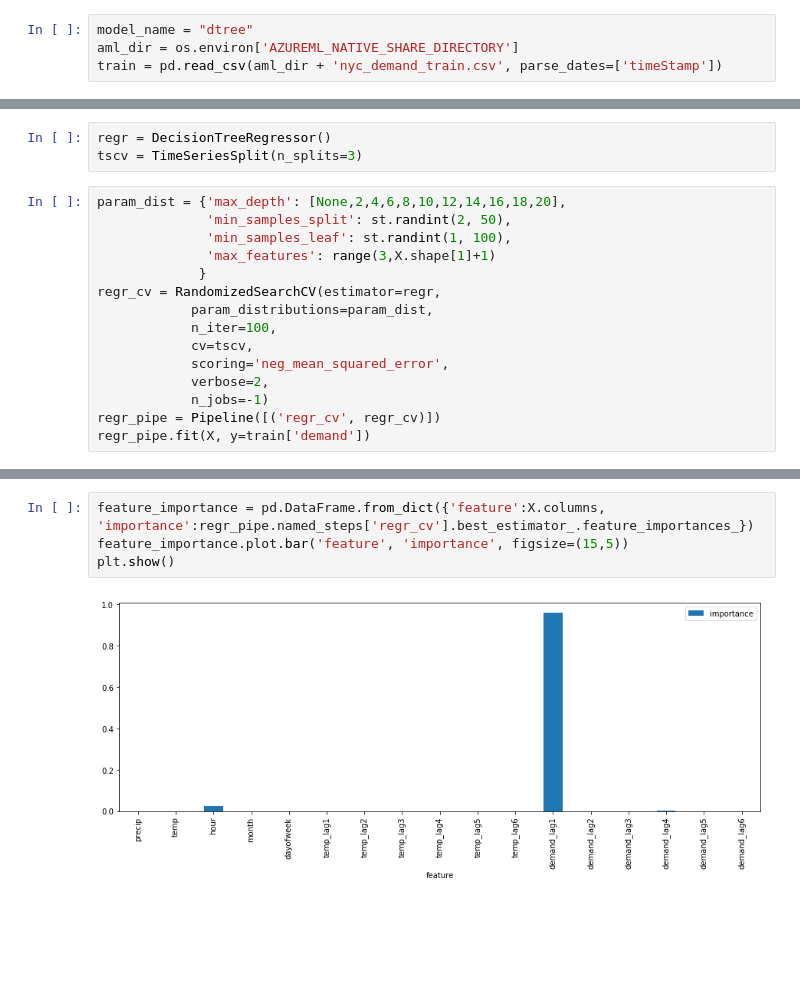
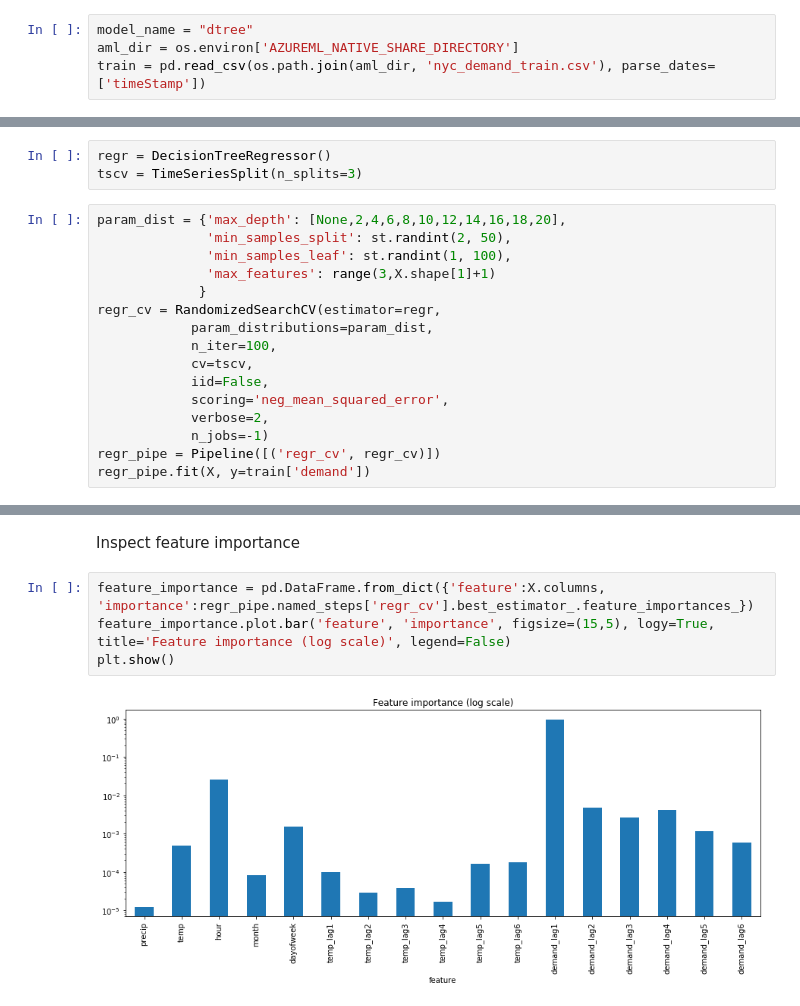
Before and after one commit to Azure-Samples/MachineLearningSamples-EnergyDemandTimeSeriesForecasting, a Jupyter notebook: 6-dtree.ipynb, the cells around one changed output, grey strips where cells are left out. Saved outputs shown, nothing was run; the diff lists cells and outputs as text; blank space fills up the shorter version.

```diff
--- a/6-dtree.ipynb
+++ b/6-dtree.ipynb
@@ -16,5 +19,5 @@ import scipy.stats as st
 # %%
 model_name = "dtree"
 aml_dir = os.environ['AZUREML_NATIVE_SHARE_DIRECTORY']
-train = pd.read_csv(aml_dir + 'nyc_demand_train.csv', parse_dates=['timeStamp'])
+train = pd.read_csv(os.path.join(aml_dir, 'nyc_demand_train.csv'), parse_dates=['timeStamp'])
 # %% [markdown]
@@ -36,6 +37,7 @@ regr_cv = RandomizedSearchCV(estimator=regr,
             param_distributions=param_dist,
             n_iter=100,
             cv=tscv,
+            iid=False,
             scoring='neg_mean_squared_error',
             verbose=2,
             n_jobs=-1)
@@ -87,6 +90,8 @@ cv_results
+# %% [markdown]
+Inspect feature importance
 # %%
 feature_importance = pd.DataFrame.from_dict({'feature':X.columns, 'importance':regr_pipe.named_steps['regr_cv'].best_estimator_.feature_importances_})
-feature_importance.plot.bar('feature', 'importance', figsize=(15,5))
+feature_importance.plot.bar('feature', 'importance', figsize=(15,5), logy=True, title='Feature importance (log scale)', legend=False)
 plt.show()
 # %% [output]
-[figure, old version]
+[figure, new version]
```
Also changed, not shown: parts of 11 cells of this notebook, 10 other files.
